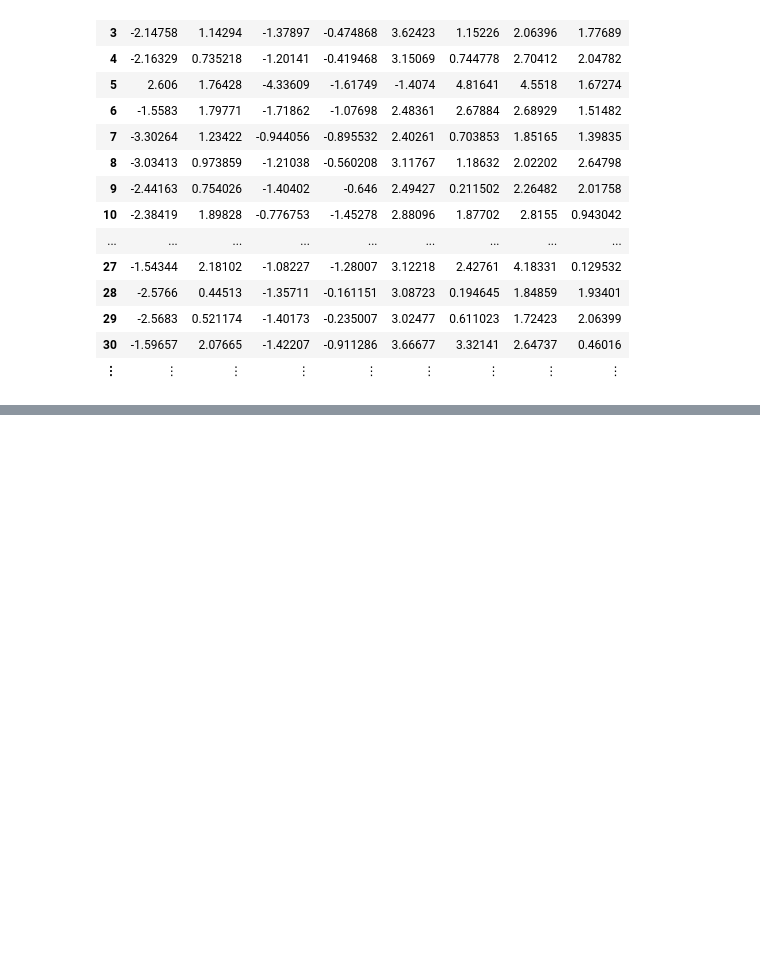
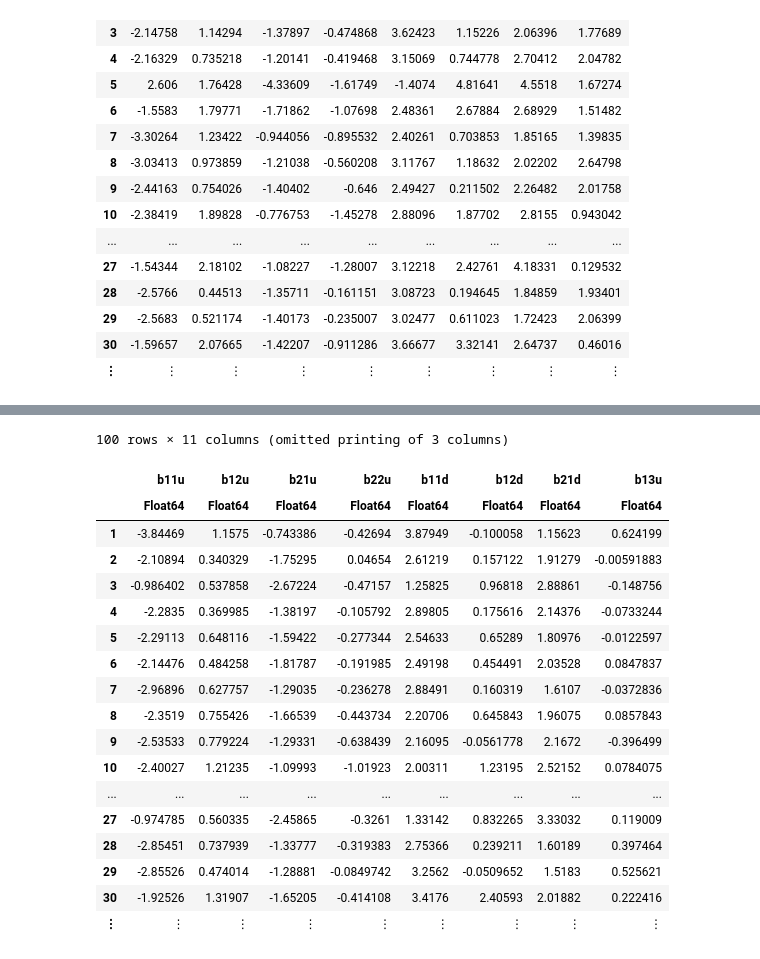
Before and after one commit to amirkp/NPSML-Estimator-Price-Data, a Jupyter notebook: Price Estimation April 2022/NOTS/output/nb 2022 07 14.ipynb, the cells around one changed output, grey strips where cells are left out. Saved outputs shown, nothing was run; the diff lists cells and outputs as text; code cells hidden in the pictures; blank space fills up the shorter version.

```diff
--- a/Price Estimation April 2022/NOTS/output/nb 2022 07 14.ipynb
+++ b/Price Estimation April 2022/NOTS/output/nb 2022 07 14.ipynb
@@ -556 +595,23 @@ mean(b33_res_100_50[:,10])
+# %%
+res_50
+# %% [output]
+100 rows × 11 columns (omitted printing of 3 columns)
+|  | b11u | b12u | b21u | b22u | b11d | b12d | b21d | b13u |
+|  | Float64 | Float64 | Float64 | Float64 | Float64 | Float64 | Float64 | Float64 |
+| 1 | -3.84469 | 1.1575 | -0.743386 | -0.42694 | 3.87949 | -0.100058 | 1.15623 | 0.624199 |
+| 2 | -2.10894 | 0.340329 | -1.75295 | 0.04654 | 2.61219 | 0.157122 | 1.91279 | -0.00591883 |
+| 3 | -0.986402 | 0.537858 | -2.67224 | -0.47157 | 1.25825 | 0.96818 | 2.88861 | -0.148756 |
+| 4 | -2.2835 | 0.369985 | -1.38197 | -0.105792 | 2.89805 | 0.175616 | 2.14376 | -0.0733244 |
+| 5 | -2.29113 | 0.648116 | -1.59422 | -0.277344 | 2.54633 | 0.65289 | 1.80976 | -0.0122597 |
+| 6 | -2.14476 | 0.484258 | -1.81787 | -0.191985 | 2.49198 | 0.454491 | 2.03528 | 0.0847837 |
+| 7 | -2.96896 | 0.627757 | -1.29035 | -0.236278 | 2.88491 | 0.160319 | 1.6107 | -0.0372836 |
+| 8 | -2.3519 | 0.755426 | -1.66539 | -0.443734 | 2.20706 | 0.645843 | 1.96075 | 0.0857843 |
+| 9 | -2.53533 | 0.779224 | -1.29331 | -0.638439 | 2.16095 | -0.0561778 | 2.1672 | -0.396499 |
+| 10 | -2.40027 | 1.21235 | -1.09993 | -1.01923 | 2.00311 | 1.23195 | 2.52152 | 0.0784075 |
+| ... | ... | ... | ... | ... | ... | ... | ... | ... |
+| 27 | -0.974785 | 0.560335 | -2.45865 | -0.3261 | 1.33142 | 0.832265 | 3.33032 | 0.119009 |
+| 28 | -2.85451 | 0.737939 | -1.33777 | -0.319383 | 2.75366 | 0.239211 | 1.60189 | 0.397464 |
+| 29 | -2.85526 | 0.474014 | -1.28881 | -0.0849742 | 3.2562 | -0.0509652 | 1.5183 | 0.525621 |
+| 30 | -1.92526 | 1.31907 | -1.65205 | -0.414108 | 3.4176 | 2.40593 | 2.01882 | 0.222416 |
+| ⋮ | ⋮ | ⋮ | ⋮ | ⋮ | ⋮ | ⋮ | ⋮ | ⋮ |
 # %%
```
Also changed, not shown: parts of 7 cells of this notebook, 3 other files.
